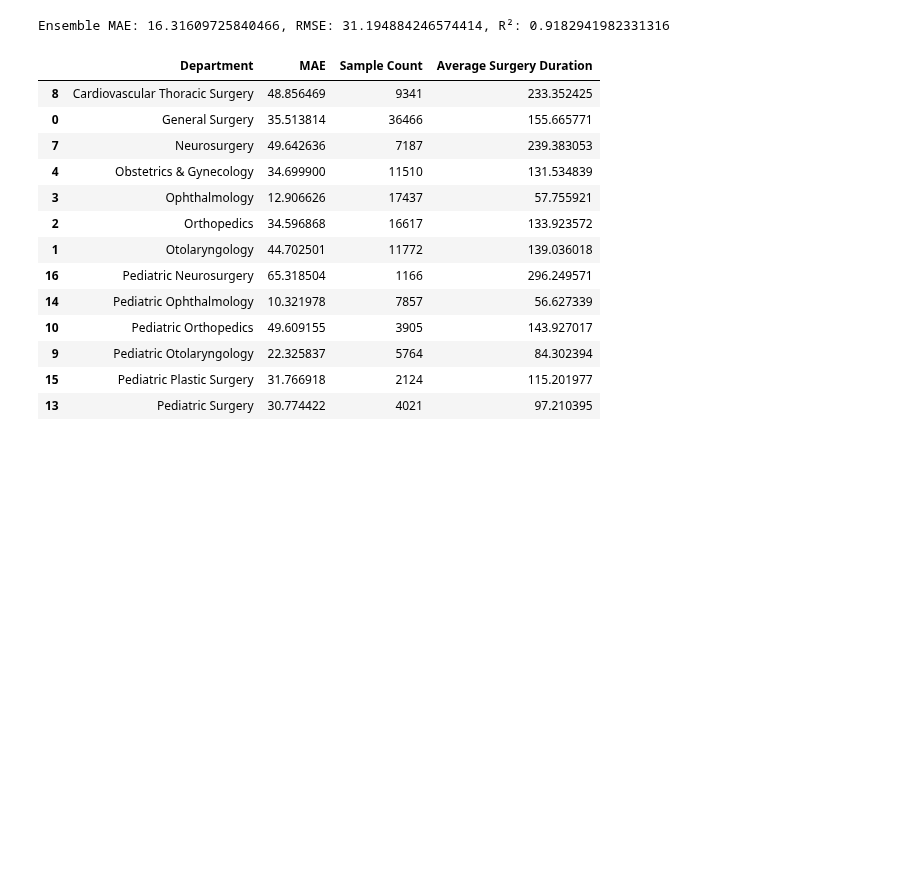
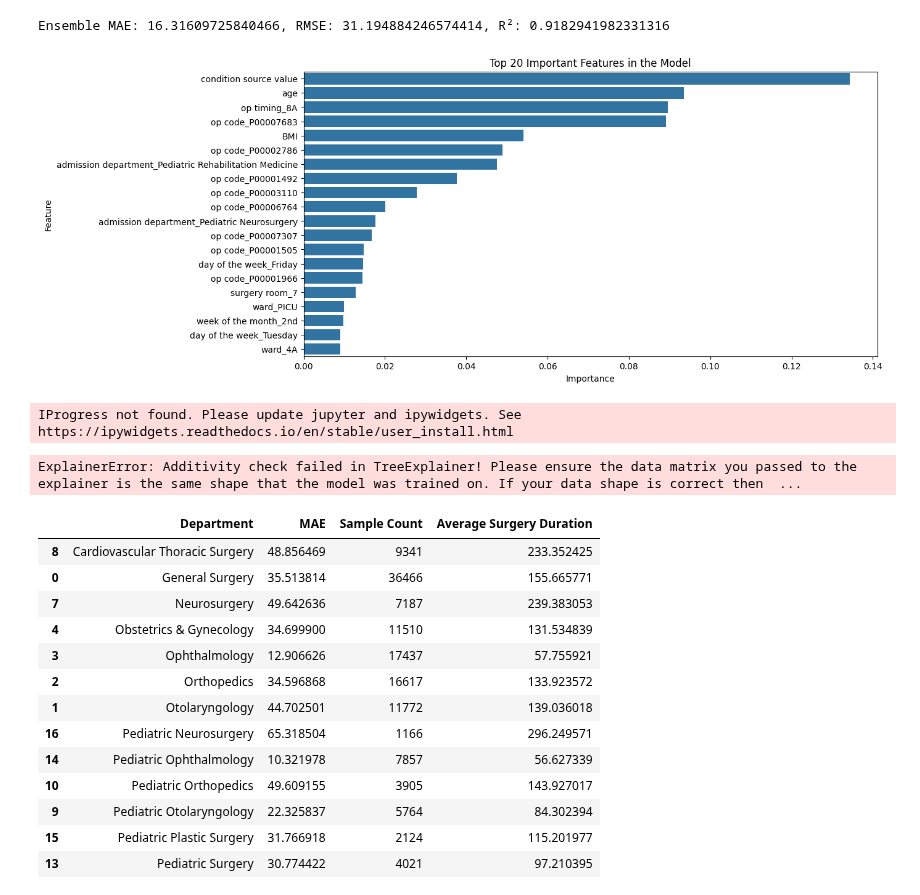
Before and after one commit to devguno/Surgical-Duration-Prediction, a Jupyter notebook: 0104변형 copy.ipynb, the cells around one changed output. Cells and saved outputs as stored; diff of their text form; code cells hidden in the pictures; blank space fills up the shorter version.

```diff
--- a/0104변형 copy.ipynb
+++ b/0104변형 copy.ipynb
@@ -146,3 +146,48 @@ mae_rf, rmse_rf, r2_rf
 print(f"Ensemble MAE: {mae_rf}, RMSE: {rmse_rf}, R²: {r2_rf}")
 # %% [output]
 Ensemble MAE: 16.31609725840466, RMSE: 31.194884246574414, R²: 0.9182941982331316
+# %%
+import seaborn as sns
+
+# Calculating feature importances
+feature_importances = department_model.feature_importances_
+
+# Extracting feature names
+feature_names = X_train_dept.columns
+
+# Creating a DataFrame for feature importances
+importances_df = pd.DataFrame({
+    'Feature': feature_names,
+    'Importance': feature_importances
+}).sort_values(by='Importance', ascending=False)
+
+# Plotting
+plt.figure(figsize=(12, 6))
+sns.barplot(x='Importance', y='Feature', data=importances_df.head(20))
+plt.title('Top 20 Important Features in the Model')
+plt.xlabel('Importance')
+plt.ylabel('Feature')
+plt.show()
+# %% [output]
+[figure, added]
+# %%
+import shap
+
+# 각 부서별 모델에 대한 SHAP 값 계산 및 시각화
+for dept in departments:
+    # 모델 및 해당 부서의 테스트 데이터 선택
+    model = department_models[dept]
+    dept_col_name = 'surgical department_' + dept
+    X_dept = df_encoded[df_encoded[dept_col_name] == 1].drop('surgery duration', axis=1)
+
+    # SHAP Explainer 생성 및 SHAP 값 계산
+    explainer = shap.TreeExplainer(model)
+    shap_values = explainer.shap_values(X_dept)
+
+    # SHAP 값 시각화
+    shap.summary_plot(shap_values, X_dept, plot_type="bar", show=False)  # show=False는 바로 표시하지 않게 함
+    plt.title(f'SHAP Summary Plot for {dept}')
+    plt.show()
+# %% [output]
+IProgress not found. Please update jupyter and ipywidgets. See https://ipywidgets.readthedocs.io/en/stable/user_install.html
+ExplainerError: Additivity check failed in TreeExplainer! Please ensure the data matrix you passed to the explainer is the same shape that the model was trained on. If your data shape is correct then  ...
```
Also changed, not shown: parts of 3 cells of this notebook.
